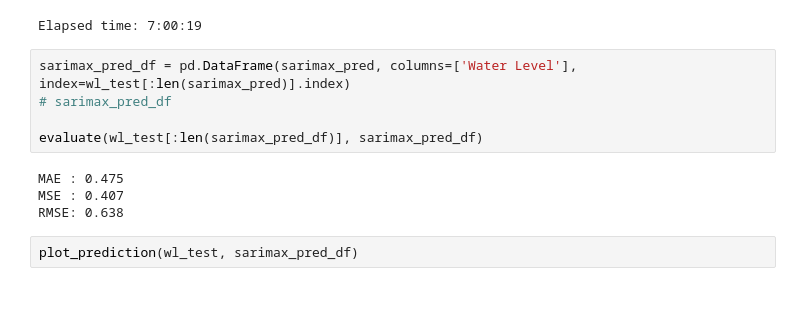
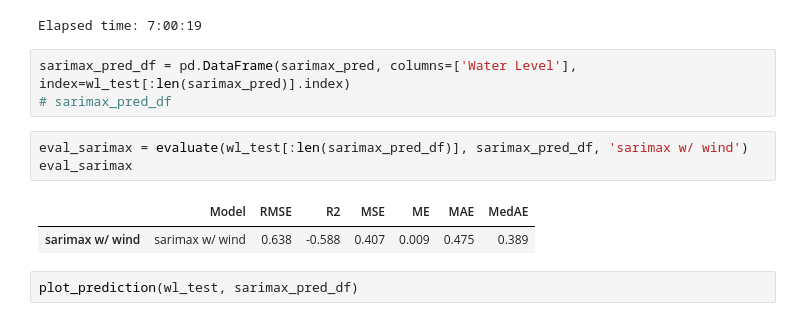
Before and after one commit to Data-Analytics-2020/Tide-Prediction, a Jupyter notebook: predict_tide.ipynb, the cells around one changed output. Saved outputs shown, nothing was run; the diff lists cells and outputs as text.

```diff
--- a/predict_tide.ipynb
+++ b/predict_tide.ipynb
@@ -483,12 +488,12 @@ Elapsed time: 7:00:19
 # %%
 sarimax_pred_df = pd.DataFrame(sarimax_pred, columns=['Water Level'], index=wl_test[:len(sarimax_pred)].index)
 # sarimax_pred_df
-
-evaluate(wl_test[:len(sarimax_pred_df)], sarimax_pred_df)
-# %% [output]
-MAE : 0.475
-MSE : 0.407
-RMSE: 0.638
+# %%
+eval_sarimax = evaluate(wl_test[:len(sarimax_pred_df)], sarimax_pred_df, 'sarimax w/ wind')
+eval_sarimax
+# %% [output]
+|  | Model | RMSE | R2 | MSE | ME | MAE | MedAE |
+| sarimax w/ wind | sarimax w/ wind | 0.638 | -0.588 | 0.407 | 0.009 | 0.475 | 0.389 |
 # %%
 plot_prediction(wl_test, sarimax_pred_df)
 # %% [output]
```
Also changed, not shown: parts of 9 cells of this notebook, 1 other file.
